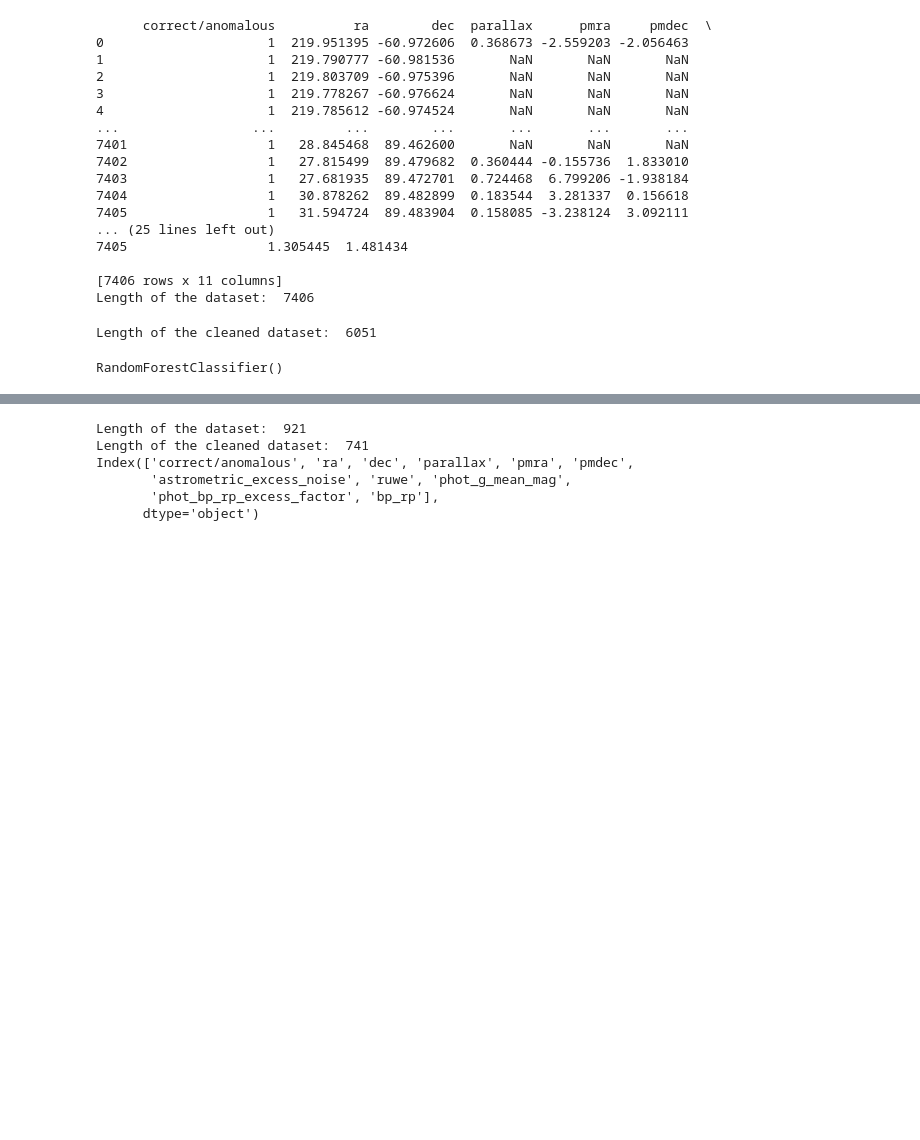
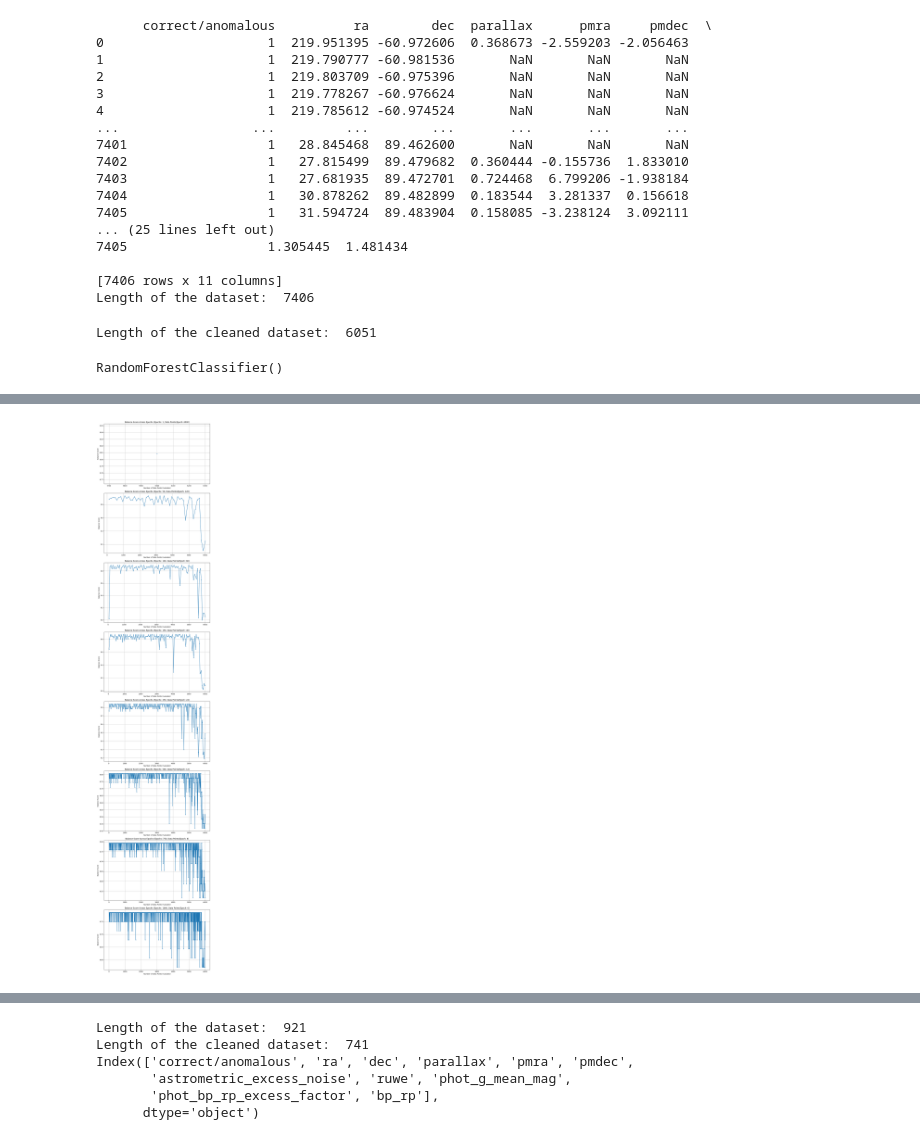
Before and after one commit to Evameijling/GDR3, a Jupyter notebook: RFC_AF.ipynb, the cells around one changed output, grey strips where cells are left out. Cells and saved outputs as stored; diff of their text form; code cells hidden in the pictures; blank space fills up the shorter version.

```diff
--- a/RFC_AF.ipynb
+++ b/RFC_AF.ipynb
@@ -227,0 +238,48 @@ TypeError: object of type 'numpy.float64' has no len()
+# %%
+# # Iterate over each combination
+# for combination, epoch_balances in epoch_balance_results.items():
+#     epochs, data_points_per_epoch = combination
+#     total_data_points = epochs * data_points_per_epoch
+
+#     print(epoch_balances)
+#     # Lists to store x (number of data points evaluated) and y (balance score) values
+#     x_values = list(epoch_balances.keys())
+#     y_values = list(epoch_balances.values())
+
+#     # Plotting
+#     plt.figure(figsize=(10, 6))
+#     plt.plot(x_values, y_values, marker='o', markersize=3)
+
+#     plt.xlabel('Number of Data Points Evaluated')
+#     plt.ylabel('Balance Score')
+#     plt.title(f'Balance Score Across Epochs (Epochs: {epochs}, Data Points/Epoch: {data_points_per_epoch})')
+#     plt.grid(True)
+#     plt.show()
+
+# Create a single figure to contain all subplots
+fig, axs = plt.subplots(len(epoch_balance_results), figsize=(10, 6 * len(epoch_balance_results)))
+
+# Iterate over each combination and subplot
+for i, (combination, epoch_balances) in enumerate(epoch_balance_results.items()):
+    epochs, data_points_per_epoch = combination
+    total_data_points = epochs * data_points_per_epoch
+
+    # Lists to store x (number of data points evaluated) and y (balance score) values
+    x_values = list(epoch_balances.keys())
+    y_values = list(epoch_balances.values())
+
+    # Plotting in the i-th subplot
+    axs[i].plot(x_values, y_values, marker='o', markersize=3)
+
+    axs[i].set_xlabel('Number of Data Points Evaluated')
+    axs[i].set_ylabel('Balance Score')
+    axs[i].set_title(f'Balance Score Across Epochs (Epochs: {epochs}, Data Points/Epoch: {data_points_per_epoch})')
+    axs[i].grid(True)
+
+# Adjust spacing between subplots
+plt.tight_layout()
+
+# Show the combined plot
+plt.show()
+# %% [output]
+[figure, added]
```
Also changed, not shown: parts of 6 cells of this notebook.
